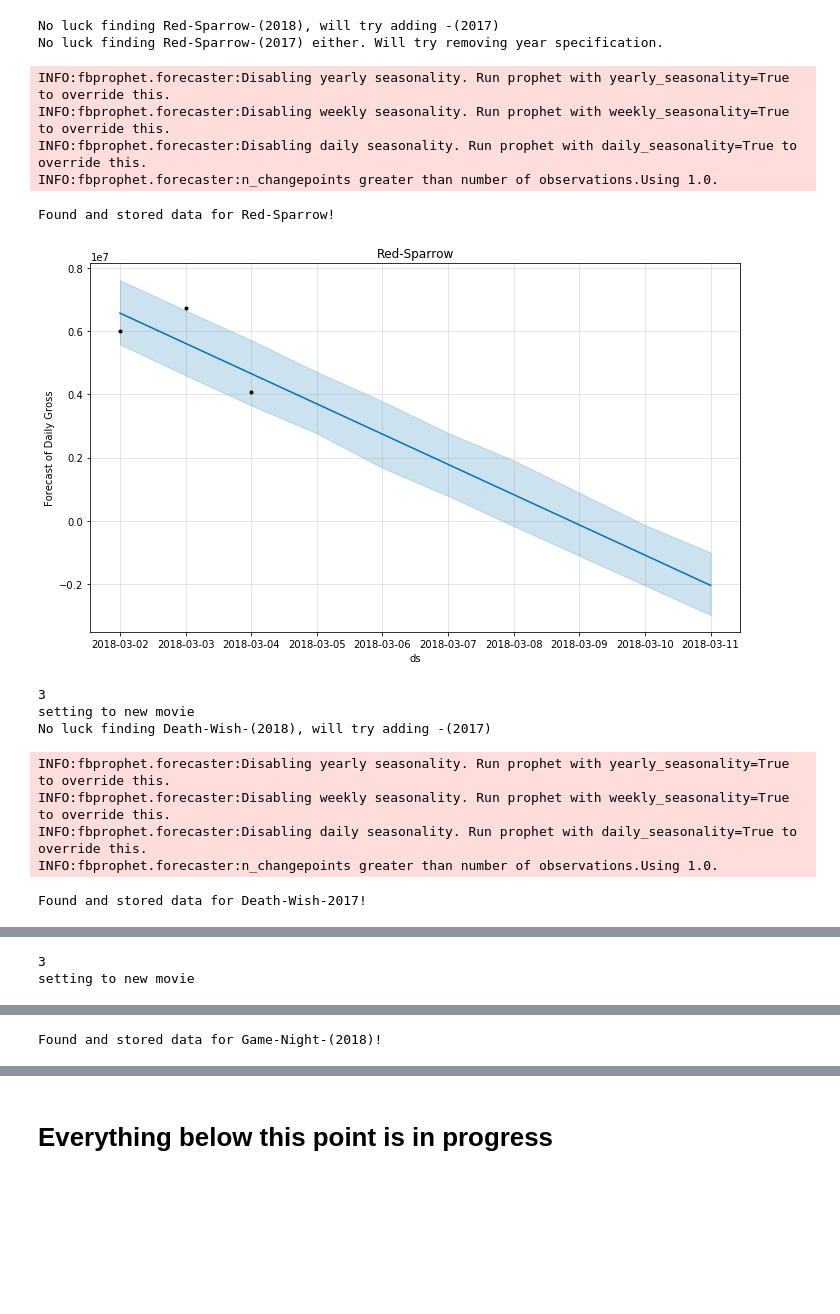
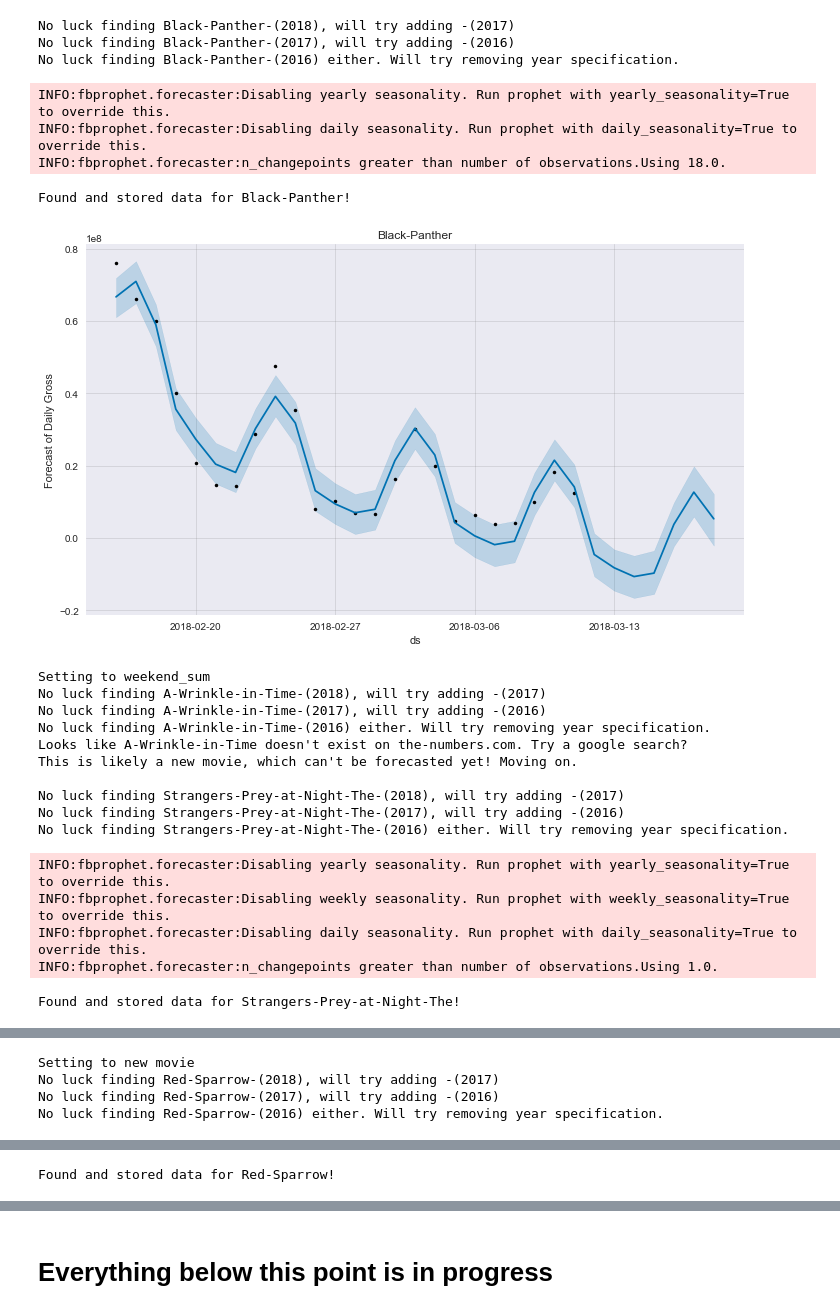
Before and after one commit to eBatson/datascience, a Jupyter notebook: FML/fml_forecast.ipynb, the cells around one changed output, grey strips where cells are left out. Cells and saved outputs as stored; diff of their text form; code cells hidden in the pictures; blank space fills up the shorter version.

Commit message:
Update to FML Forecast

```diff
--- a/FML/fml_forecast.ipynb
+++ b/FML/fml_forecast.ipynb
@@ -123,7 +127,8 @@ final
 # %%
 #This function takes in one of the cleaned URL_parts we made above and grabs the associated data from the-numbers.com
+#The URLs sometimes have year designations on the end, sometimes not... so we have to check for all of them!
 
-def get_table(row):
+def get_boxoffice_table(row):
     try:
         r = requests.get("https://www.the-numbers.com/movie/{}-(2018)".format(row))
         soup = BeautifulSoup(r.content, 'lxml')
@@ -146,20 +151,32 @@ def get_table(row):
             movie["Gross"] = movie["Gross"].str.replace('\$|,','')
             print("Found and stored data for {}-2017!".format(row))
             return movie
-        except IndexError: #the-numbers.com mislabeled "Death With" as from 2017...
-            print("No luck finding {}-(2017) either. Will try removing year specification.".format(row))
+        except IndexError: #the-numbers.com sometimes includes movie year, sometimes does not
+            print("No luck finding {}-(2017), will try adding -(2016)".format(row))
             try:
-                r = requests.get("https://www.the-numbers.com/movie/{}".format(row))
+                r = requests.get("https://www.the-numbers.com/movie/{}-(2016)".format(row))
                 soup = BeautifulSoup(r.content, 'lxml')
                 table = soup.find_all(id = 'box_office_chart')[1]
                 movie = pd.read_html(str(table))[0]
                 movie.columns = movie.iloc[0]
                 movie = movie[1:]
                 movie["Gross"] = movie["Gross"].str.replace('\$|,','')
-                print("Found and stored data for {}!".format(row))
+                print("Found and stored data for {}-2016!".format(row))
                 return movie
-            except IndexError:
-                print("Looks like {} doesn't exist on the-numbers.com. Try a google search?".format(row))
+            except IndexError: #the-numbers.com mislabeled "Death With" as from 2017...
+                print("No luck finding {}-(2016) either. Will try removing year specification.".format(row))
+                try:
+                    r = requests.get("https://www.the-numbers.com/movie/{}".format(row))
+                    soup = BeautifulSoup(r.content, 'lxml')
+                    table = soup.find_all(id = 'box_office_chart')[1]
+                    movie = pd.read_html(str(table))[0]
+                    movie.columns = movie.iloc[0]
+                    movie = movie[1:]
+                    movie["Gross"] = movie["Gross"].str.replace('\$|,','')
+                    print("Found and stored data for {}!".format(row))
+                    return movie
+                except IndexError:
+                    print("Looks like {} doesn't exist on the-numbers.com. Try a google search?".format(row))
 # %%
 #Incredibly, the forecast part is one of the easiest.
 
@@ -168,7 +185,7 @@ def forecast(df):
     try:
         df["y"] = pd.to_numeric(df["Gross"])
         df["ds"] = pd.to_datetime(df["Date"], format = '%Y/%m/%d')
-        m = Prophet(changepoint_prior_scale=.5) #default 0.05, higher values make the trend fit more flexible
+        m = Prophet(changepoint_prior_scale=.2) #default 0.05, higher values make the trend fit more flexible
         m.fit(df)
         future_data = m.make_future_dataframe(periods=7) #forecast a week to make sure we capture next week's numbers
         fcast_data = m.predict(future_data)
@@ -189,36 +206,46 @@ def forecast(df):
     except TypeError:
         print("This is likely a new movie, which can't be forecasted yet! Moving on. \n")
 # %%
+#This loop runs through all of the available movies in FML and attempts to forecast their future performance
+#It then stores them in a dictionary (to be made a dataframe and merged with another later)
+
 weekend_estimates = {}
 for row in final["url_part"]:
-    movie = get_table(row)
+    movie = get_boxoffice_table(row)
     fcast_data = forecast(movie)
     try:
         weekend_sum = fcast_data[(fcast_data["ds"] >= datetime.date.today())
             & (fcast_data["day"].isin(days))]["yhat"].sum()
-        print(fcast_data[fcast_data["ds"] < datetime.date.today()].shape[0])
+        #print(fcast_data[fcast_data["ds"] < datetime.date.today()].shape[0])
         if fcast_data[fcast_data["ds"] < datetime.date.today()].shape[0] < 7:
-            print("setting to new movie")
+            print("Setting to new movie")
             weekend_estimates[row] = "New movie"
         else:
-            print("setting to weekend_sum")
+            print("Setting to weekend_sum")
             weekend_estimates[row] = weekend_sum
     except TypeError:
         weekend_estimates[row] = "New movie"
 # %% [output]
-No luck finding Red-Sparrow-(2018), will try adding -(2017)
-No luck finding Red-Sparrow-(2017) either. Will try removing year specification.
+No luck finding Black-Panther-(2018), will try adding -(2017)
+No luck finding Black-Panther-(2017), will try adding -(2016)
+No luck finding Black-Panther-(2016) either. Will try removing year specification.
 INFO:fbprophet.forecaster:Disabling yearly seasonality. Run prophet with yearly_seasonality=True to override this.
-INFO:fbprophet.forecaster:Disabling weekly seasonality. Run prophet with weekly_seasonality=True to override this.
 INFO:fbprophet.forecaster:Disabling daily seasonality. Run prophet with daily_seasonality=True to override this.
-INFO:fbprophet.forecaster:n_changepoints greater than number of observations.Using 1.0.
+INFO:fbprophet.forecaster:n_changepoints greater than number of observations.Using 18.0.
-Found and stored data for Red-Sparrow!
+Found and stored data for Black-Panther!
-[figure, old version]
+[figure, new version]
-3
-setting to new movie
-No luck finding Death-Wish-(2018), will try adding -(2017)
+Setting to weekend_sum
+No luck finding A-Wrinkle-in-Time-(2018), will try adding -(2017)
+No luck finding A-Wrinkle-in-Time-(2017), will try adding -(2016)
+No luck finding A-Wrinkle-in-Time-(2016) either. Will try removing year specification.
+Looks like A-Wrinkle-in-Time doesn't exist on the-numbers.com. Try a google search?
+This is likely a new movie, which can't be forecasted yet! Moving on.
+
+No luck finding Strangers-Prey-at-Night-The-(2018), will try adding -(2017)
+No luck finding Strangers-Prey-at-Night-The-(2017), will try adding -(2016)
+No luck finding Strangers-Prey-at-Night-The-(2016) either. Will try removing year specification.
 INFO:fbprophet.forecaster:Disabling yearly seasonality. Run prophet with yearly_seasonality=True to override this.
 INFO:fbprophet.forecaster:Disabling weekly seasonality. Run prophet with weekly_seasonality=True to override this.
 INFO:fbprophet.forecaster:Disabling daily seasonality. Run prophet with daily_seasonality=True to override this.
 INFO:fbprophet.forecaster:n_changepoints greater than number of observations.Using 1.0.
-Found and stored data for Death-Wish-2017!
+Found and stored data for Strangers-Prey-at-Night-The!
@@ -226,7 +253,9 @@ Found and stored data for Death-Wish-2017!
-3
-setting to new movie
+Setting to new movie
+No luck finding Red-Sparrow-(2018), will try adding -(2017)
+No luck finding Red-Sparrow-(2017), will try adding -(2016)
+No luck finding Red-Sparrow-(2016) either. Will try removing year specification.
 INFO:fbprophet.forecaster:Disabling yearly seasonality. Run prophet with yearly_seasonality=True to override this.
 INFO:fbprophet.forecaster:Disabling weekly seasonality. Run prophet with weekly_seasonality=True to override this.
 INFO:fbprophet.forecaster:Disabling daily seasonality. Run prophet with daily_seasonality=True to override this.
 INFO:fbprophet.forecaster:n_changepoints greater than number of observations.Using 7.0.
-Found and stored data for Game-Night-(2018)!
+Found and stored data for Red-Sparrow!
```
Also changed, not shown: parts of 7 cells of this notebook.
